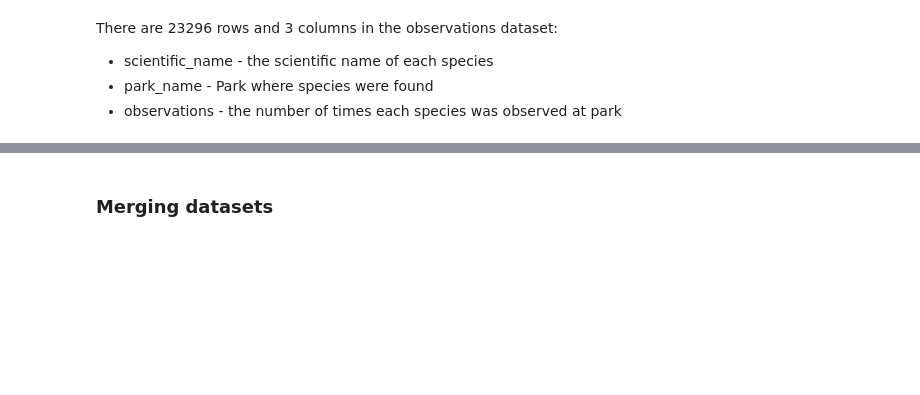
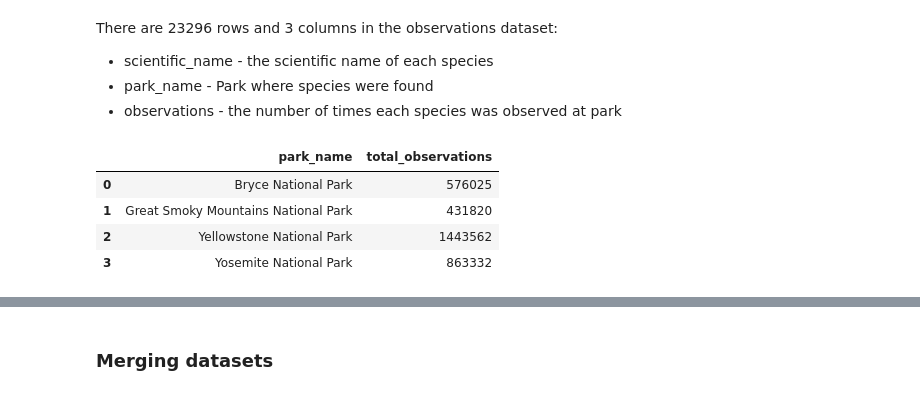
Before and after one commit to 7086600/biodiversity_project, a Jupyter notebook: biodiversity.ipynb, the cells around one changed output, grey strips where cells are left out. Drawn from its saved outputs; the diff is of its cells as text; code cells hidden in the pictures; blank space fills up the shorter version.

```diff
--- a/biodiversity.ipynb
+++ b/biodiversity.ipynb
@@ -191,3 +191,15 @@ There are 23296 rows and 3 columns in the observations dataset:
 * scientific_name - the scientific name of each species
 * park_name - Park where species were found
 * observations - the number of times each species was observed at park
+# %%
+# counting the number of observations by park
+observationsByPark = observations.groupby('park_name')['observations'].sum().reset_index()
+# renaming the column for clarity
+observationsByPark.rename(columns={'observations': 'total_observations'}, inplace=True)
+observationsByPark
+# %% [output]
+|  | park_name | total_observations |
+| 0 | Bryce National Park | 576025 |
+| 1 | Great Smoky Mountains National Park | 431820 |
+| 2 | Yellowstone National Park | 1443562 |
+| 3 | Yosemite National Park | 863332 |
```
Also changed, not shown: parts of 1 cell of this notebook.
